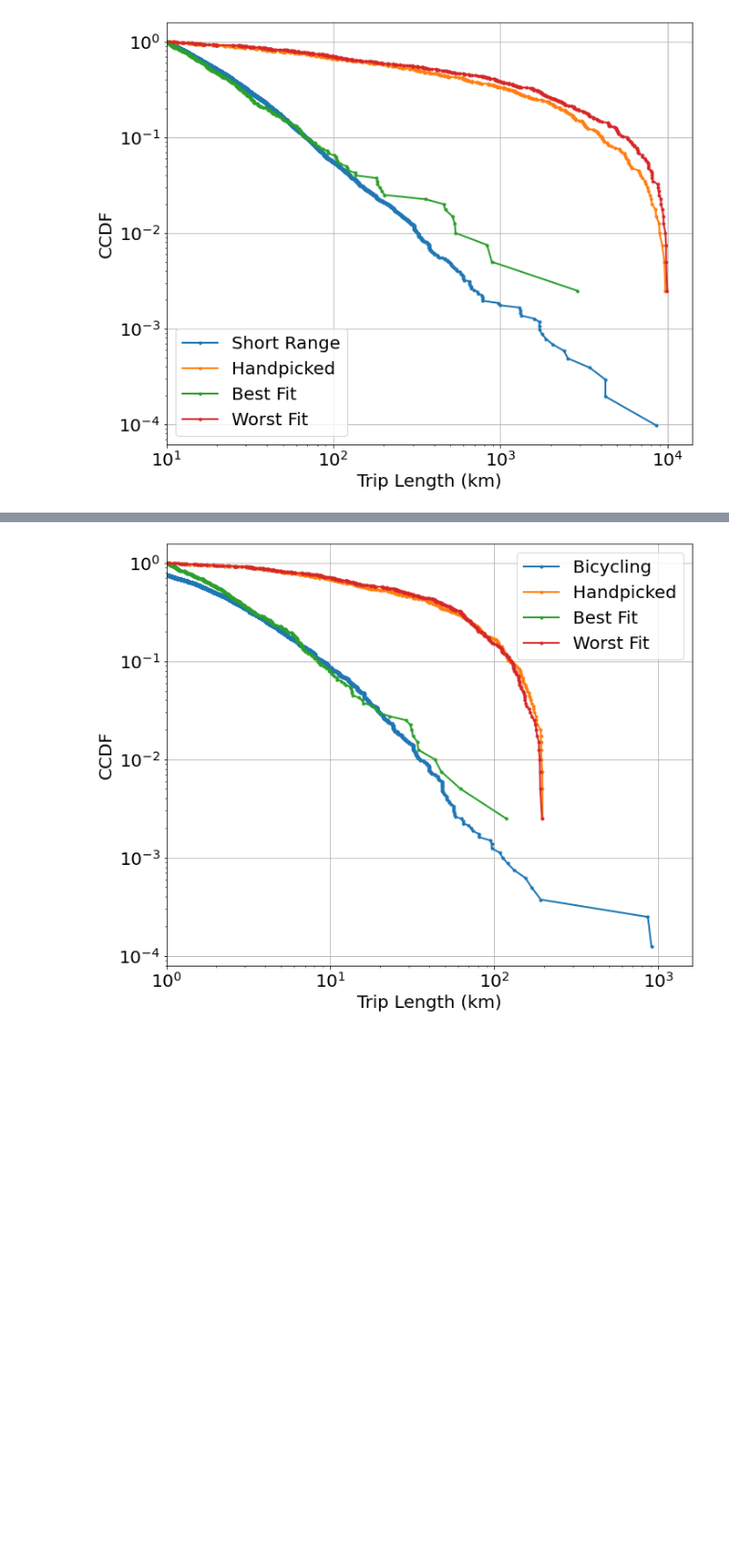
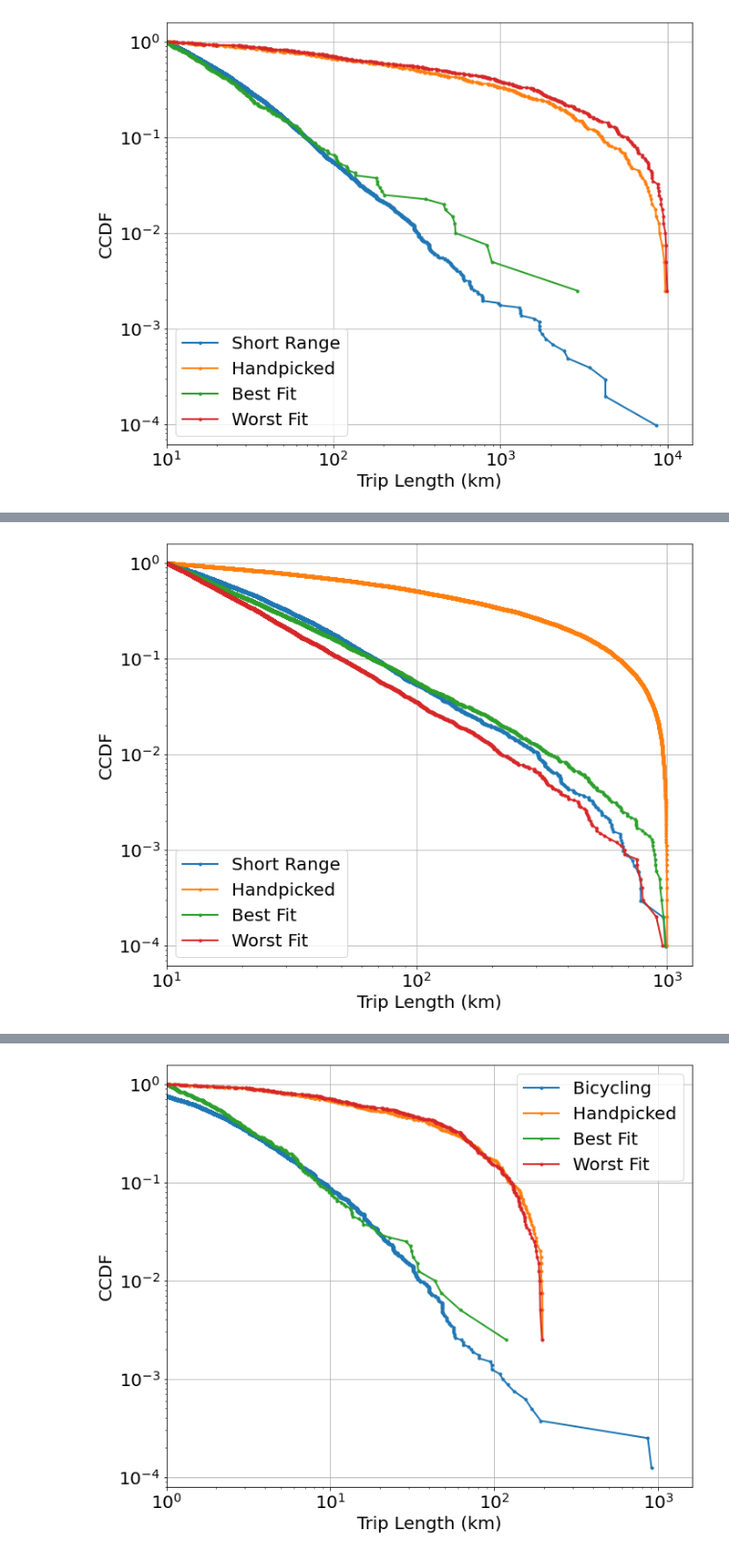
Before and after one commit to HuiranLiu/Long-distance-travel-human-mobility, a Jupyter notebook: Mobility_Levy.ipynb, the cells around one changed output, grey strips where cells are left out. Shown at 96% size. Saved outputs shown, nothing was run; the diff lists cells and outputs as text; code cells hidden in the pictures; blank space fills up the shorter version.

```diff
--- a/Mobility_Levy.ipynb
+++ b/Mobility_Levy.ipynb
@@ -573,0 +620,10 @@ ccdf_draw(datalist,labels)
+# %%
+'''
+Nhts17_ShortRange New params selected, new error method---wasserstein_distance
+p can be 0---simulate_between 10-1000km
+'''
+datalist=[df_vec,dist1,dist2,dist3]
+labels=['Short Range','Handpicked','Best Fit','Worst Fit']
+ccdf_draw(datalist,labels)
+# %% [output]
+[figure, added]
```
Also changed, not shown: parts of 15 cells of this notebook, 2 other files.
